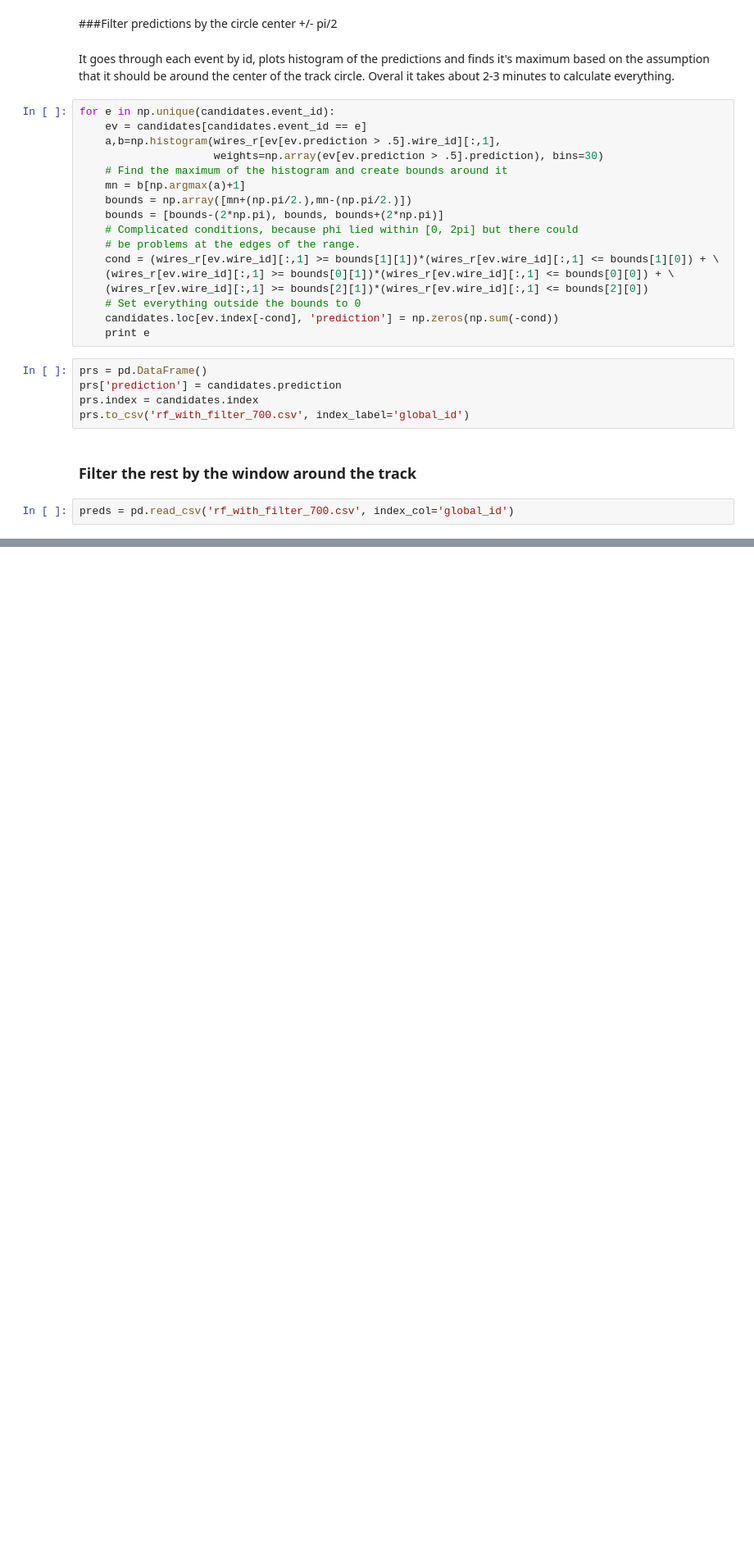
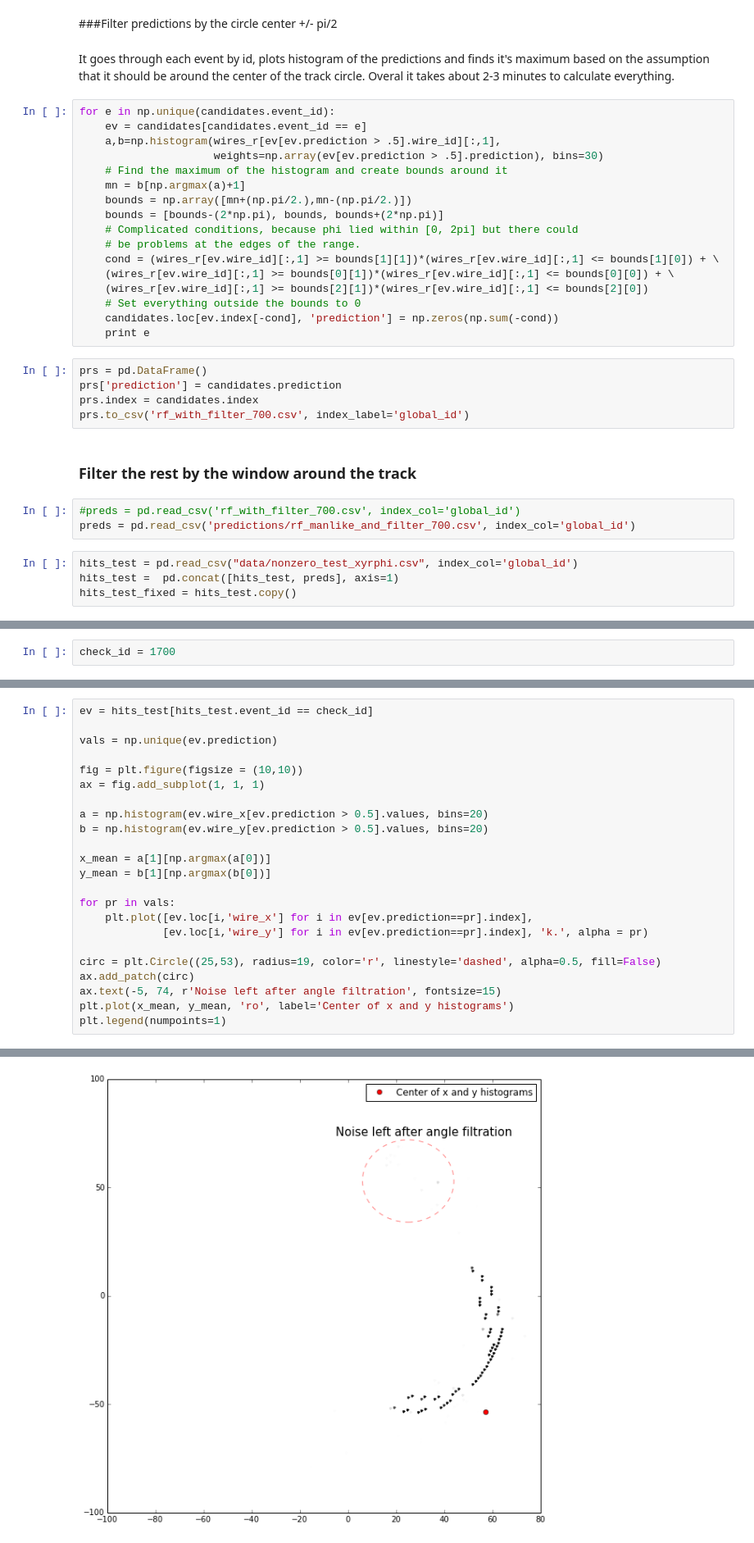
Before and after one commit to ivannz/mlhep_comet_team307, a Jupyter notebook: MLHEP-COMET.ipynb, the cells around one changed output, grey strips where cells are left out. Shown at 82% size. Cells and saved outputs as stored; diff of their text form; blank space fills up the shorter version.

```diff
--- a/MLHEP-COMET.ipynb
+++ b/MLHEP-COMET.ipynb
@@ -76,4 +80,9 @@ prs.to_csv('rf_with_filter_700.csv', index_label='global_id')
 # %% [markdown]
 ### Filter the rest by the window around the track
 # %%
-preds = pd.read_csv('rf_with_filter_700.csv', index_col='global_id')
+#preds = pd.read_csv('rf_with_filter_700.csv', index_col='global_id')
+preds = pd.read_csv('predictions/rf_manlike_and_filter_700.csv', index_col='global_id')
+# %%
+hits_test = pd.read_csv("data/nonzero_test_xyrphi.csv", index_col='global_id')
+hits_test =  pd.concat([hits_test, preds], axis=1)
+hits_test_fixed = hits_test.copy()
@@ -79,0 +101,2 @@ preds = pd.read_csv('rf_with_filter_700.csv', index_col='global_id')
+# %%
+check_id = 1700
@@ -79,0 +105,24 @@ preds = pd.read_csv('rf_with_filter_700.csv', index_col='global_id')
+# %%
+ev = hits_test[hits_test.event_id == check_id]
+
+vals = np.unique(ev.prediction)
+
+fig = plt.figure(figsize = (10,10))
+ax = fig.add_subplot(1, 1, 1)
+
+a = np.histogram(ev.wire_x[ev.prediction > 0.5].values, bins=20)
+b = np.histogram(ev.wire_y[ev.prediction > 0.5].values, bins=20)
+
+x_mean = a[1][np.argmax(a[0])]
+y_mean = b[1][np.argmax(b[0])]
+
+for pr in vals:
+    plt.plot([ev.loc[i,'wire_x'] for i in ev[ev.prediction==pr].index],
+             [ev.loc[i,'wire_y'] for i in ev[ev.prediction==pr].index], 'k.', alpha = pr)
+
+circ = plt.Circle((25,53), radius=19, color='r', linestyle='dashed', alpha=0.5, fill=False)
+ax.add_patch(circ)
+ax.text(-5, 74, r'Noise left after angle filtration', fontsize=15)
+plt.plot(x_mean, y_mean, 'ro', label='Center of x and y histograms')
+plt.legend(numpoints=1)
+# %% [output]
@@ -79,0 +130 @@ preds = pd.read_csv('rf_with_filter_700.csv', index_col='global_id')
+[figure, added]
```
Also changed, not shown: parts of 13 cells of this notebook.
